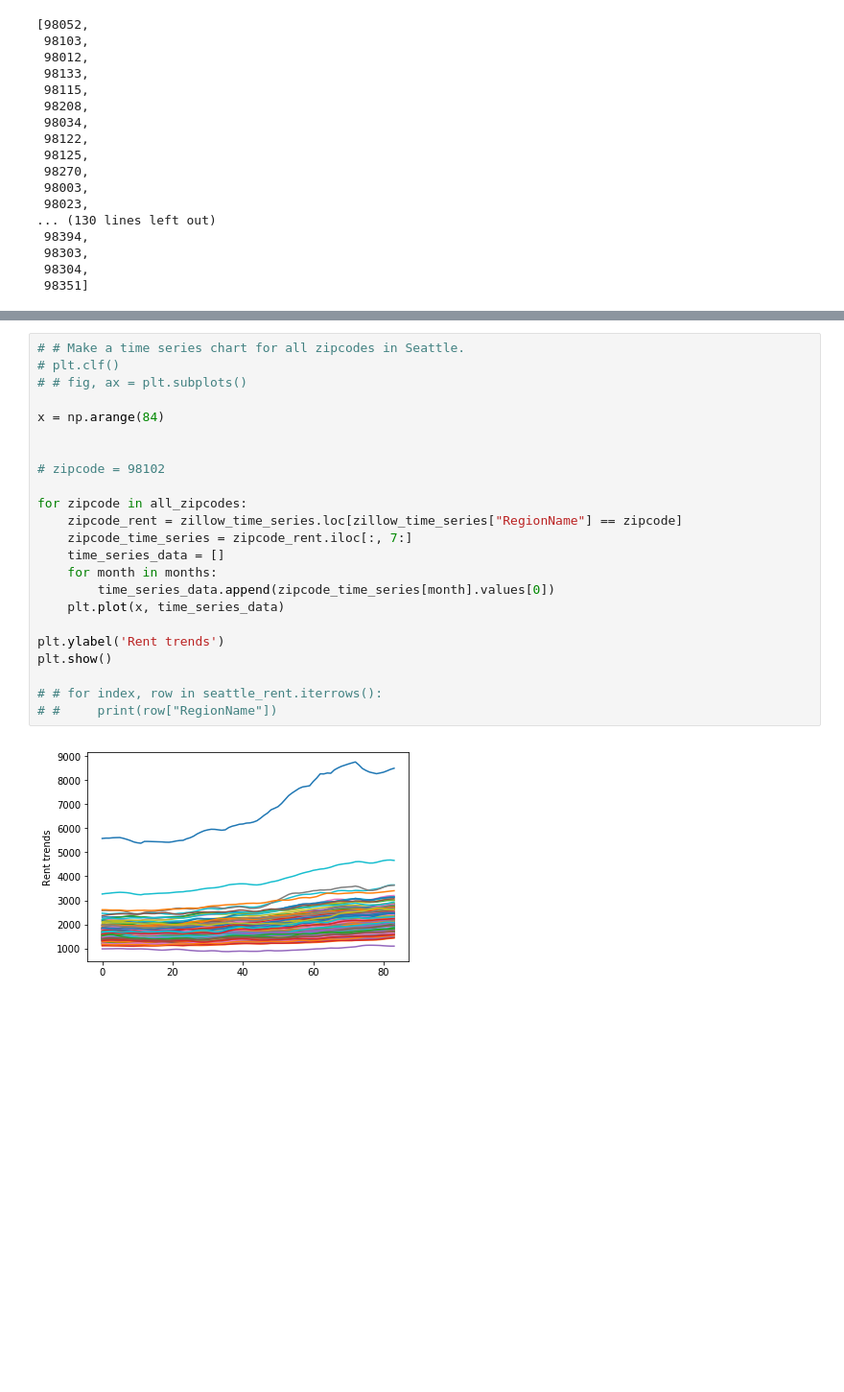
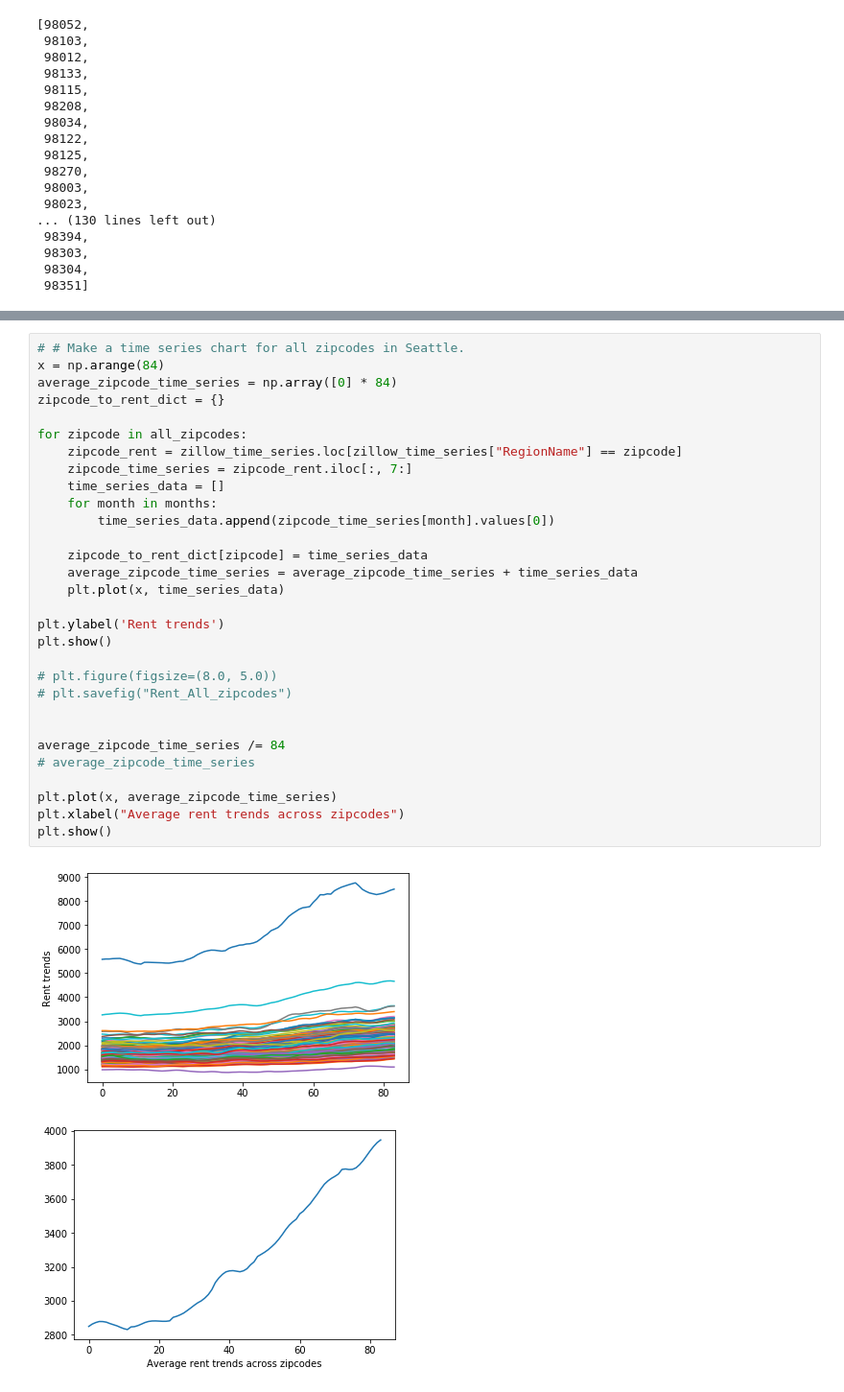
Before and after one commit to info370/project-dataseyance, a Jupyter notebook: Exploring Zillow Time Series.ipynb, the cells around one changed output, grey strips where cells are left out. Shown at 96% size. Drawn from its saved outputs; the diff is of its cells as text; blank space fills up the shorter version.

```diff
--- a/Exploring Zillow Time Series.ipynb
+++ b/Exploring Zillow Time Series.ipynb
@@ -85,26 +84,34 @@ plt.show()
 <matplotlib.figure.Figure at 0x...>
 # %%
 # # Make a time series chart for all zipcodes in Seattle.
-# plt.clf()
-# # fig, ax = plt.subplots()
-
 x = np.arange(84)
-
-
-# zipcode = 98102
+average_zipcode_time_series = np.array([0] * 84)
+zipcode_to_rent_dict = {}
 
 for zipcode in all_zipcodes:
     zipcode_rent = zillow_time_series.loc[zillow_time_series["RegionName"] == zipcode]
     zipcode_time_series = zipcode_rent.iloc[:, 7:]
     time_series_data = []
     for month in months:
         time_series_data.append(zipcode_time_series[month].values[0])
+
+    zipcode_to_rent_dict[zipcode] = time_series_data
+    average_zipcode_time_series = average_zipcode_time_series + time_series_data
     plt.plot(x, time_series_data)
 
 plt.ylabel('Rent trends')
 plt.show()
 
-# # for index, row in seattle_rent.iterrows():
-# #     print(row["RegionName"])
+# plt.figure(figsize=(8.0, 5.0))
+# plt.savefig("Rent_All_zipcodes")
+
+
+average_zipcode_time_series /= 84
+# average_zipcode_time_series
+
+plt.plot(x, average_zipcode_time_series)
+plt.xlabel("Average rent trends across zipcodes")
+plt.show()
 # %% [output]
 [figure]
+[figure, added]
```
Also changed, not shown: parts of 5 cells of this notebook, 2 other files.
